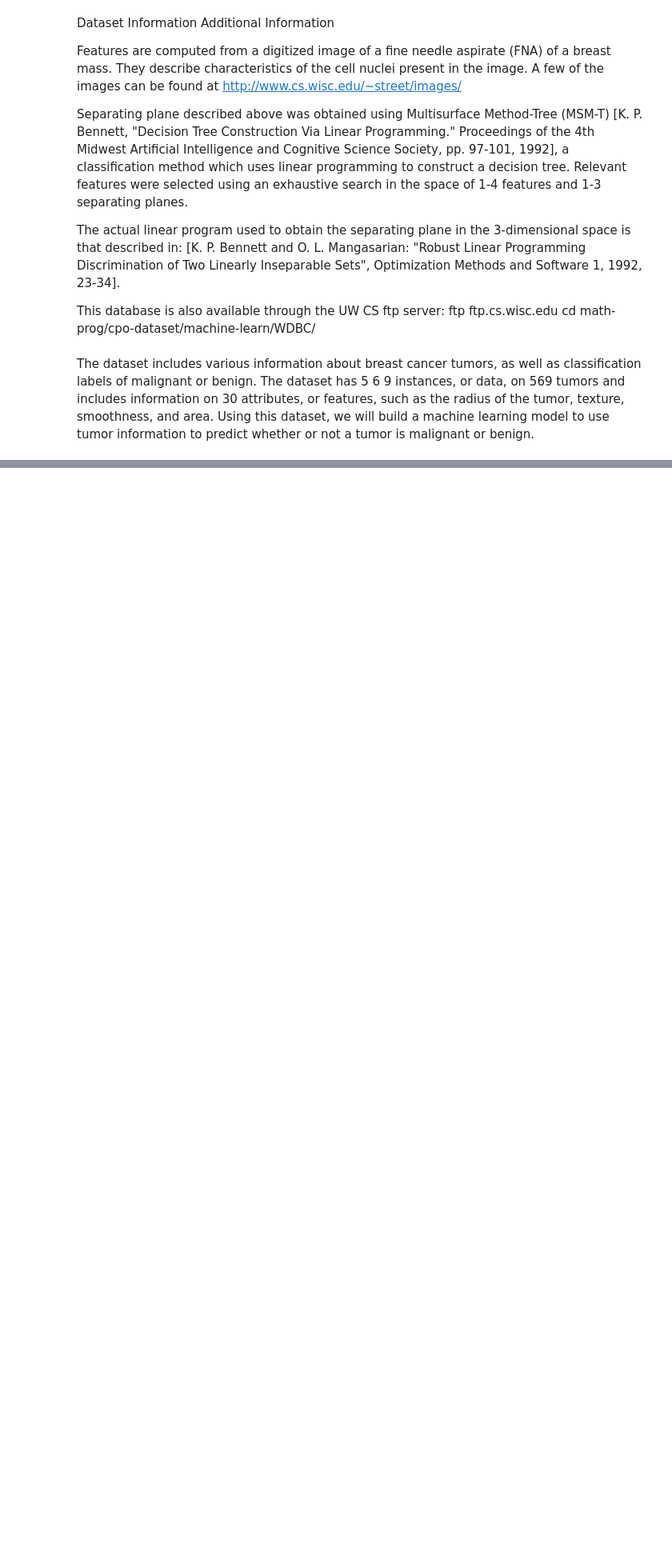
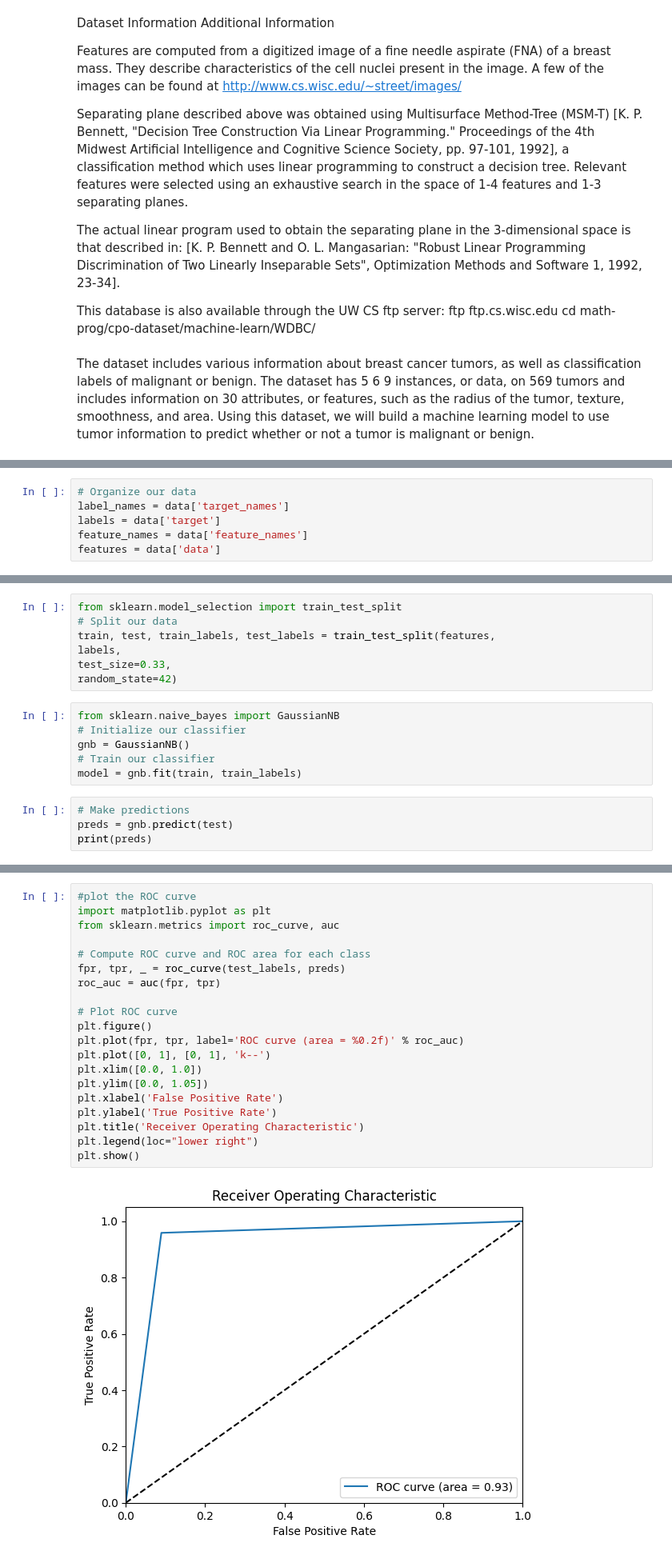
Before and after one commit to carlinjurado/breast-cancer-classifier, a Jupyter notebook: breast-cancer-classifier.ipynb, the cells around one changed output, grey strips where cells are left out. Shown at 80% size. Saved outputs shown, nothing was run; the diff lists cells and outputs as text; blank space fills up the shorter version.

Commit message:
first draft - naive bayes

```diff
--- a/breast-cancer-classifier.ipynb
+++ b/breast-cancer-classifier.ipynb
@@ -18,0 +23,6 @@ from sklearn.datasets import load_breast_cancer
+# %%
+# Organize our data
+label_names = data['target_names']
+labels = data['target']
+feature_names = data['feature_names']
+features = data['data']
@@ -18,0 +44,17 @@ from sklearn.datasets import load_breast_cancer
+# %%
+from sklearn.model_selection import train_test_split
+# Split our data
+train, test, train_labels, test_labels = train_test_split(features,
+labels,
+test_size=0.33,
+random_state=42)
+# %%
+from sklearn.naive_bayes import GaussianNB
+# Initialize our classifier
+gnb = GaussianNB()
+# Train our classifier
+model = gnb.fit(train, train_labels)
+# %%
+# Make predictions
+preds = gnb.predict(test)
+print(preds)
@@ -18,0 +74,22 @@ from sklearn.datasets import load_breast_cancer
+# %%
+#plot the ROC curve
+import matplotlib.pyplot as plt
+from sklearn.metrics import roc_curve, auc
+
+# Compute ROC curve and ROC area for each class
+fpr, tpr, _ = roc_curve(test_labels, preds)
+roc_auc = auc(fpr, tpr)
+
+# Plot ROC curve
+plt.figure()
+plt.plot(fpr, tpr, label='ROC curve (area = %0.2f)' % roc_auc)
+plt.plot([0, 1], [0, 1], 'k--')
+plt.xlim([0.0, 1.0])
+plt.ylim([0.0, 1.05])
+plt.xlabel('False Positive Rate')
+plt.ylabel('True Positive Rate')
+plt.title('Receiver Operating Characteristic')
+plt.legend(loc="lower right")
+plt.show()
+# %% [output]
+[figure, added]
```
Also changed, not shown: parts of 5 cells of this notebook.
